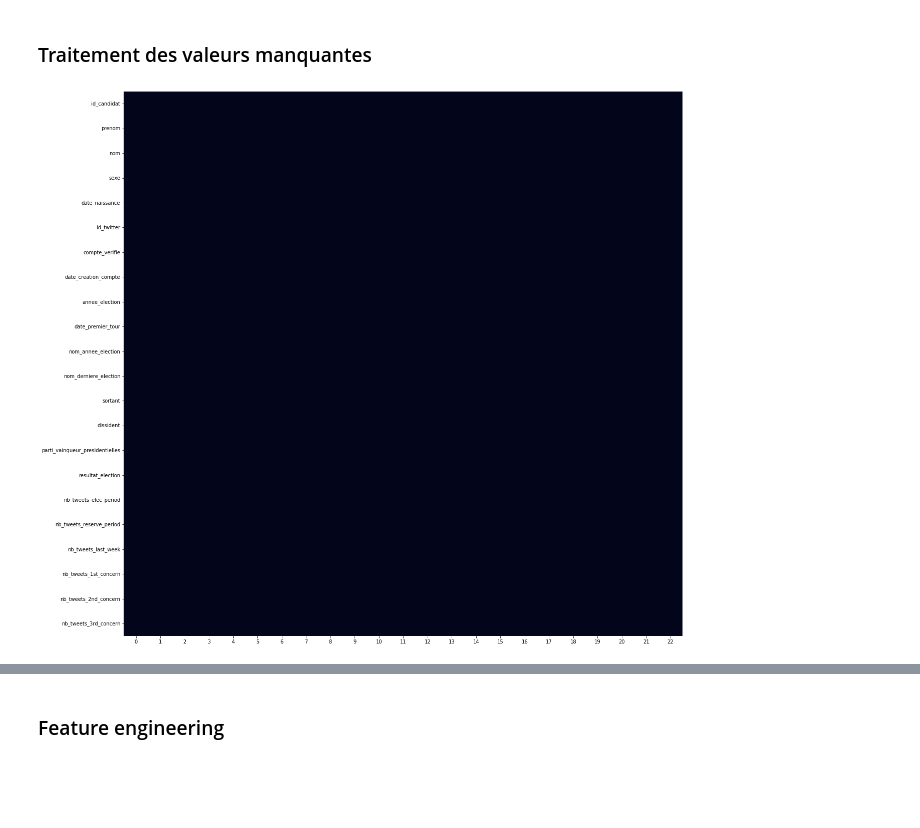
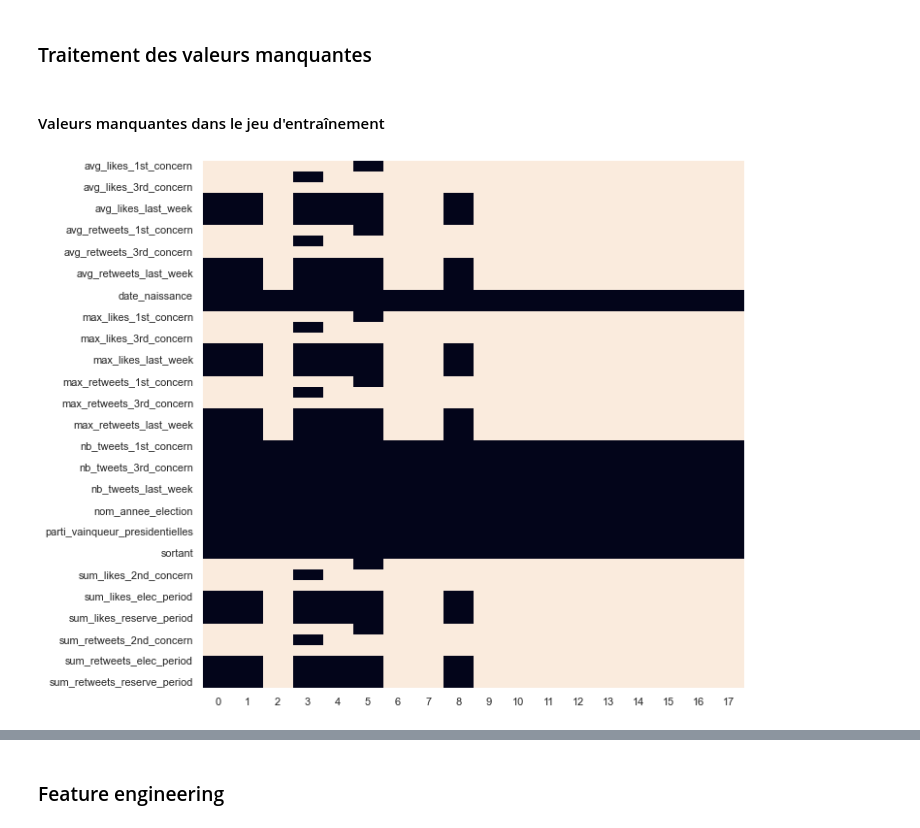
Before and after one commit to Antoine101/ElecTweets, a Jupyter notebook: model_exploration.ipynb, the cells around one changed output, grey strips where cells are left out. Saved outputs shown, nothing was run; the diff lists cells and outputs as text; code cells hidden in the pictures; blank space fills up the shorter version.

```diff
--- a/model_exploration.ipynb
+++ b/model_exploration.ipynb
@@ -23,3 +26,11 @@ from xgboost import XGBClassifier
+# %%
+pp = pprint.PrettyPrinter(indent=4)
+
+sns.set_theme(style="whitegrid")
+sns.color_palette()
+
+pd.set_option("display.max_rows",150)
+pd.set_option('display.max_columns', None)
 # %% [markdown]
 ## Import du Dataset
 # %%
@@ -102,6 +154,20 @@ plt.show()
 [figure]
 # %% [markdown]
 ### Suppression des variables non pertinentes
+# %%
+df.drop([
+    "prenom",
+    "nom",
+    "id_candidat",
+    "id_twitter",
+    "compte_verifie",
+    "date_creation_compte",
+    "annee_election",
+    "date_premier_tour"
+],
+axis=1,
+inplace=True
+)
 # %% [markdown]
 # Préparation du Dataset pour la Modélisation
 # %% [markdown]
@@ -112,7 +178,11 @@ X = df[df.columns.difference(["resultat_election"])]
 # %% [markdown]
 ### Constitution des jeux d'entraînement et de test
 # %%
-X_train, X_test, y_train, y_test = train_test_split(X, y, test_size=0.2, random_state=42, stratify=y)
+X_train, X_test, y_train, y_test = train_test_split(X, y, test_size=0.2, random_state=42)
+X_train.reset_index(drop=True, inplace=True)
+y_train.reset_index(drop=True, inplace=True)
+X_test.reset_index(drop=True, inplace=True)
+y_test.reset_index(drop=True, inplace=True)
 print(f"Number of samples for training: {X_train.shape[0]}")
 print(f"Number of samples for testing: {X_test.shape[0]}")
 # %% [output]
@@ -120,10 +190,11 @@ Number of samples for training: 18
 Number of samples for testing: 5
 # %% [markdown]
 ### Traitement des valeurs manquantes
+# %% [markdown]
+#### Valeurs manquantes dans le jeu d'entraînement
 # %%
-df.dropna(axis=1, how="any", inplace=True)
-plt.figure(figsize=(20,20))
-sns.heatmap(df.isnull().sort_index().T, cbar=False)
+plt.figure(figsize=(10, 10))
+sns.heatmap(X_train.isnull().sort_index().T, cbar=False)
 plt.show()
 # %% [output]
-[figure, old version]
+[figure, new version]
```
Also changed, not shown: parts of 34 cells of this notebook.
